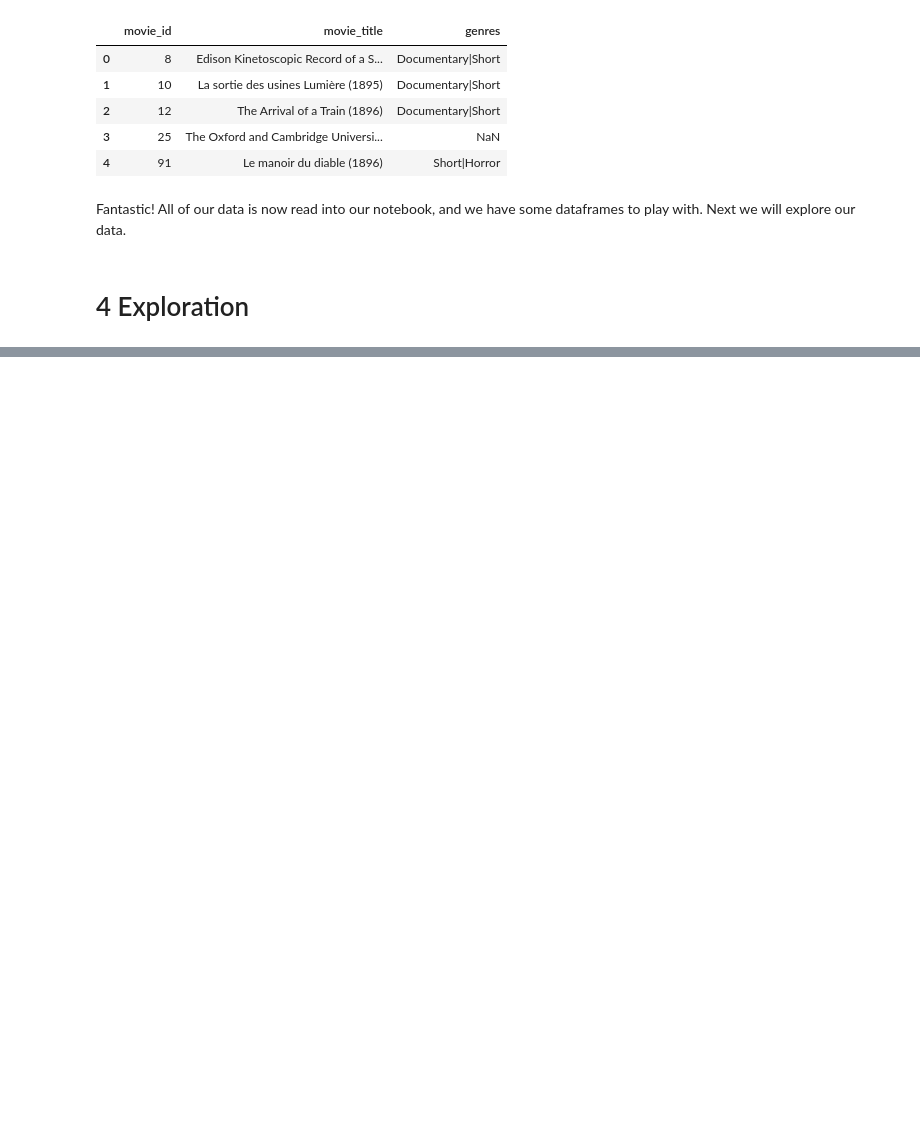
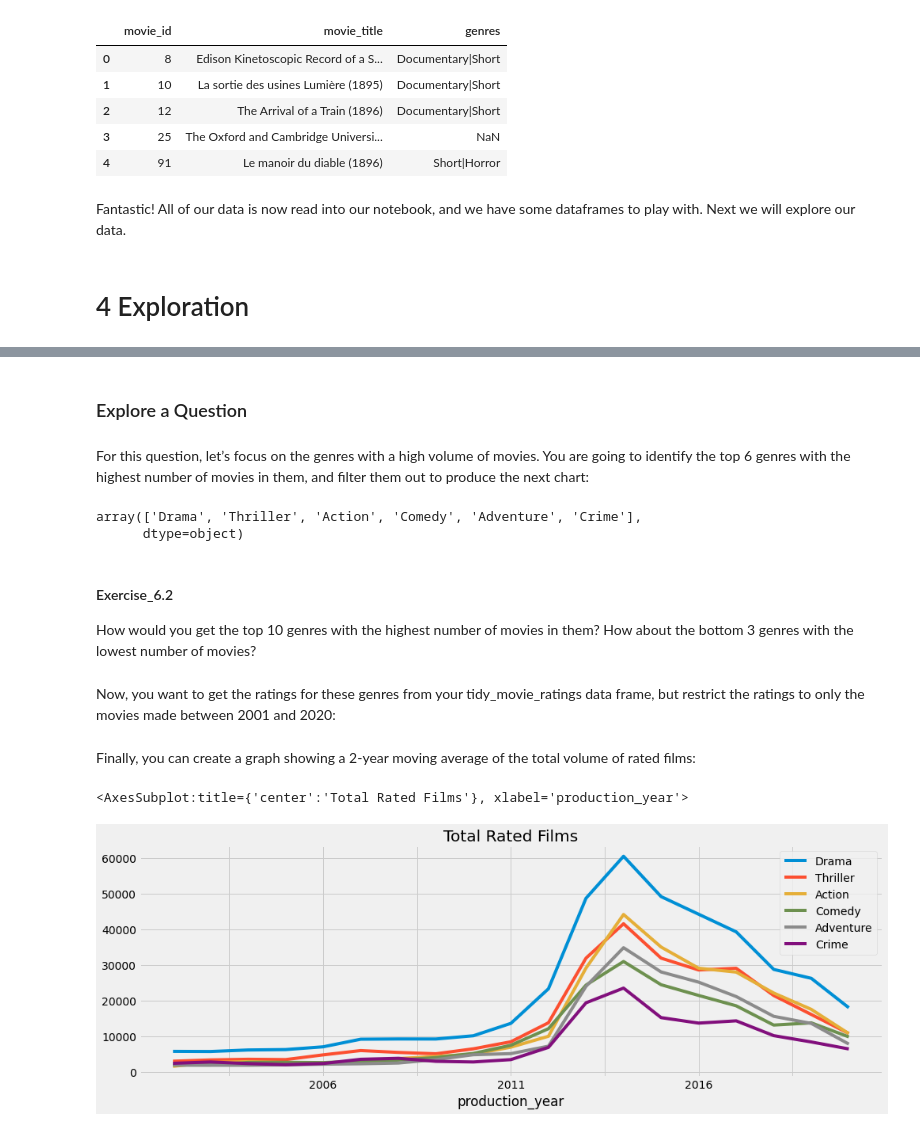
Before and after one commit to oligomyeggo/DevBio-scRNA-seq-Workshop, a Jupyter notebook: workspace/intro_to_programming/intro_to_python.ipynb, the cells around one changed output, grey strips where cells are left out. Saved outputs shown, nothing was run; the diff lists cells and outputs as text; code cells hidden in the pictures; blank space fills up the shorter version.

```diff
--- a/workspace/intro_to_programming/intro_to_python.ipynb
+++ b/workspace/intro_to_programming/intro_to_python.ipynb
@@ -150,0 +469,19 @@ Fantastic! All of our data is now read into our notebook, and we have some dataf
+# %% [markdown]
+### Explore a Question
+# %% [markdown]
+For this question, let’s focus on the genres with a high volume of movies. You are going to identify the top 6 genres with the highest number of movies in them, and filter them out to produce the next chart:
+# %%
+top6_genre = (tidy_movie_ratings.iloc[:, 4:-1] # get the genre columns only
+              .sum() # sum them up
+              .sort_values(ascending=False) # sort descending
+              .head(6) # get the first 6
+              .index.values # get the genre names
+              )
+
+top6_genre
+# %% [output]
+array(['Drama', 'Thriller', 'Action', 'Comedy', 'Adventure', 'Crime'],
+      dtype=object)
+# %% [markdown]
+#### Exercise_6.2
+How would you get the top 10 genres with the highest number of movies in them? How about the bottom 3 genres with the lowest number of movies?
@@ -150,0 +490,15 @@ Fantastic! All of our data is now read into our notebook, and we have some dataf
+# %% [markdown]
+Now, you want to get the ratings for these genres from your tidy_movie_ratings data frame, but restrict the ratings to only the movies made between 2001 and 2020:
+# %%
+genre_groups = (tidy_movie_ratings.iloc[:, 4:]
+                .groupby("production_year")
+                .sum()
+               ).loc["2001":"2020", top6_genre] # since 2001
+# %% [markdown]
+Finally, you can create a graph showing a 2-year moving average of the total volume of rated films:
+# %%
+genre_groups.rolling(2).mean().plot(figsize=(15,5),
+                                    title="Total Rated Films")
+# %% [output]
+<AxesSubplot:title={'center':'Total Rated Films'}, xlabel='production_year'>
+[figure, added]
```
Also changed, not shown: parts of 76 cells of this notebook.
